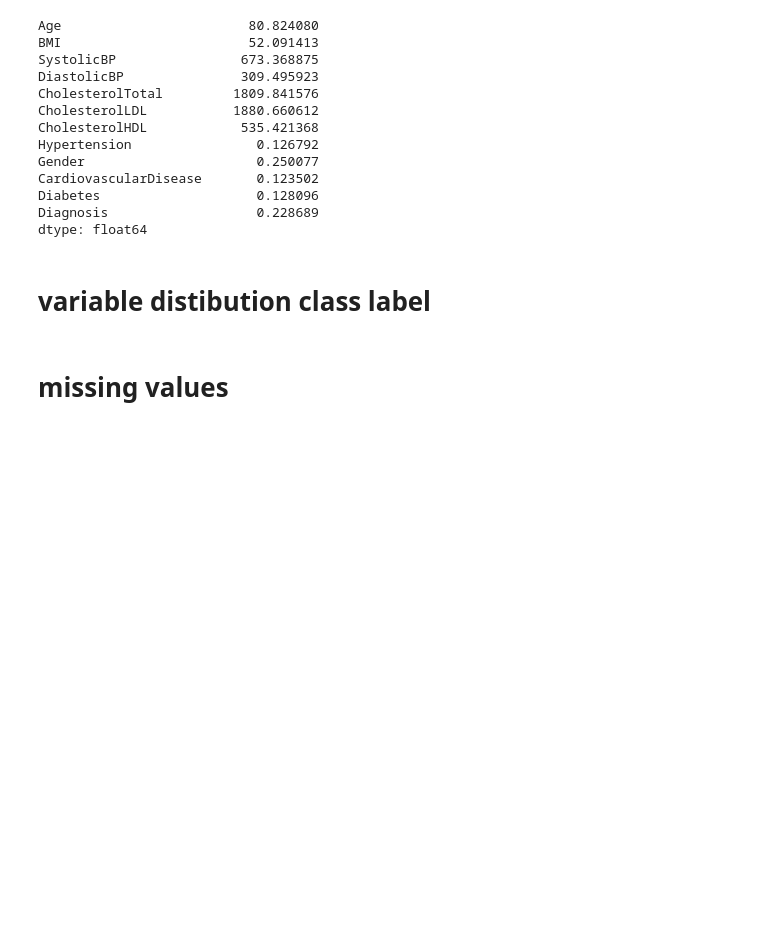
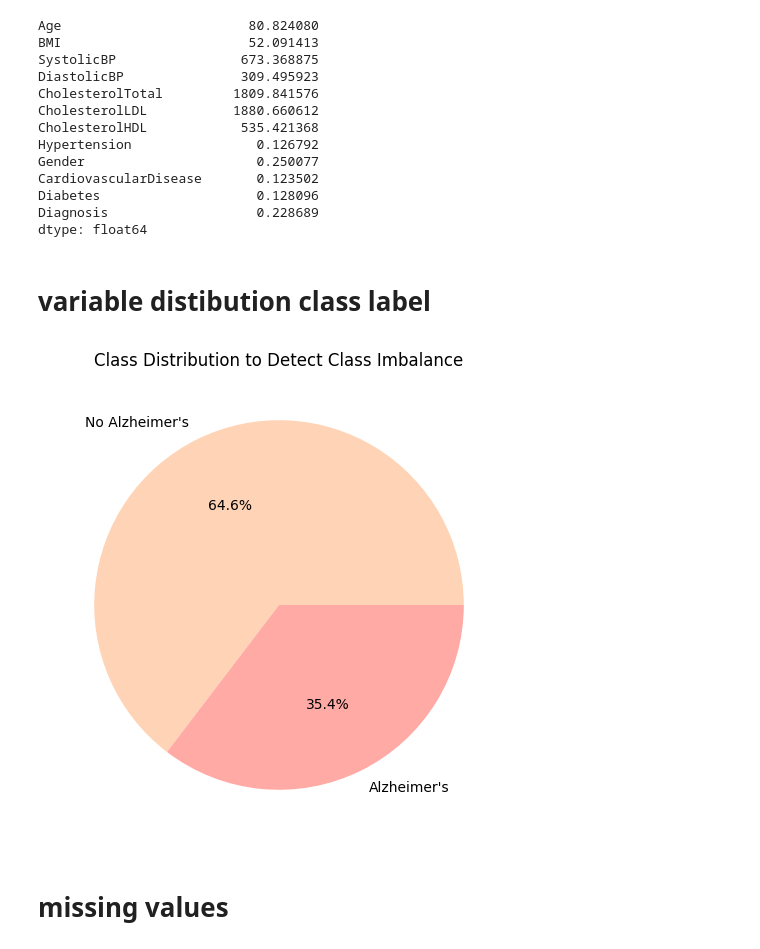
Before and after one commit to leen204/mining-project, a Jupyter notebook: DATA MINING NOTEBOOK.ipynb, the cells around one changed output. Drawn from its saved outputs; the diff is of its cells as text; code cells hidden in the pictures; blank space fills up the shorter version.

```diff
--- a/DATA MINING NOTEBOOK.ipynb
+++ b/DATA MINING NOTEBOOK.ipynb
@@ -163,5 +163,22 @@ Diagnosis                   0.228689
 dtype: float64
 # %% [markdown]
 # variable distibution class label
+# %%
+import matplotlib.pyplot as plt
+import pandas as pd
+df = pd.read_csv('alzheimers_disease_data.csv')
+
+diagnosis_labels = {0: "No Alzheimer's", 1: "Alzheimer's"}
+
+df['Diagnosis'] = df['Diagnosis'].map(diagnosis_labels)
+class_counts = df['Diagnosis'].value_counts()
+
+plt.figure(figsize=(6, 6))
+plt.pie(class_counts, labels=class_counts.index, autopct="%1.1f%%", colors =  ["#FFD3B5", "#FFAAA5"]
+ )
+plt.title('Class Distribution to Detect Class Imbalance')
+plt.show()
+# %% [output]
+[figure, added]
 # %% [markdown]
 # missing values
```
Also changed, not shown: parts of 2 cells of this notebook.
